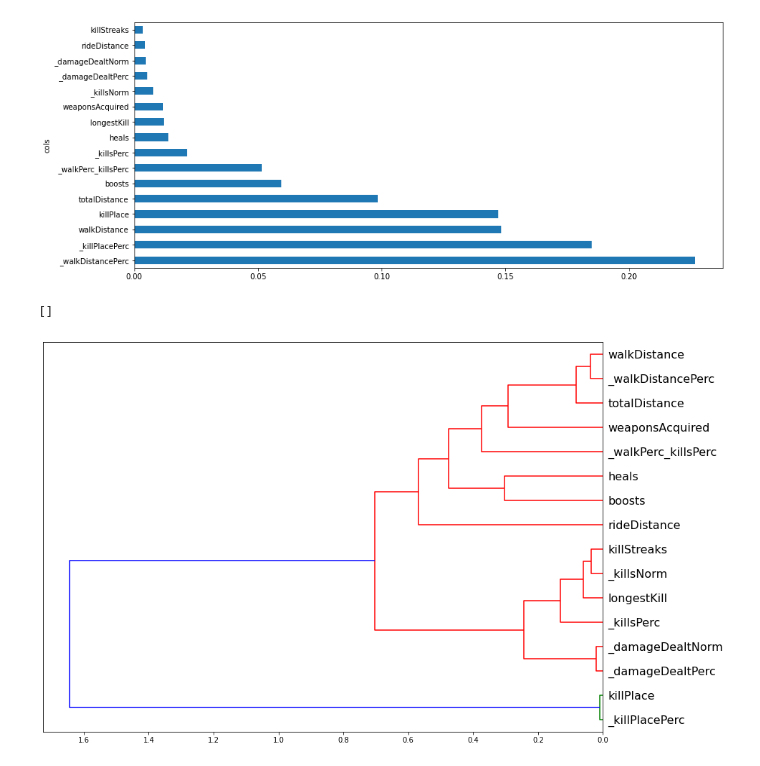
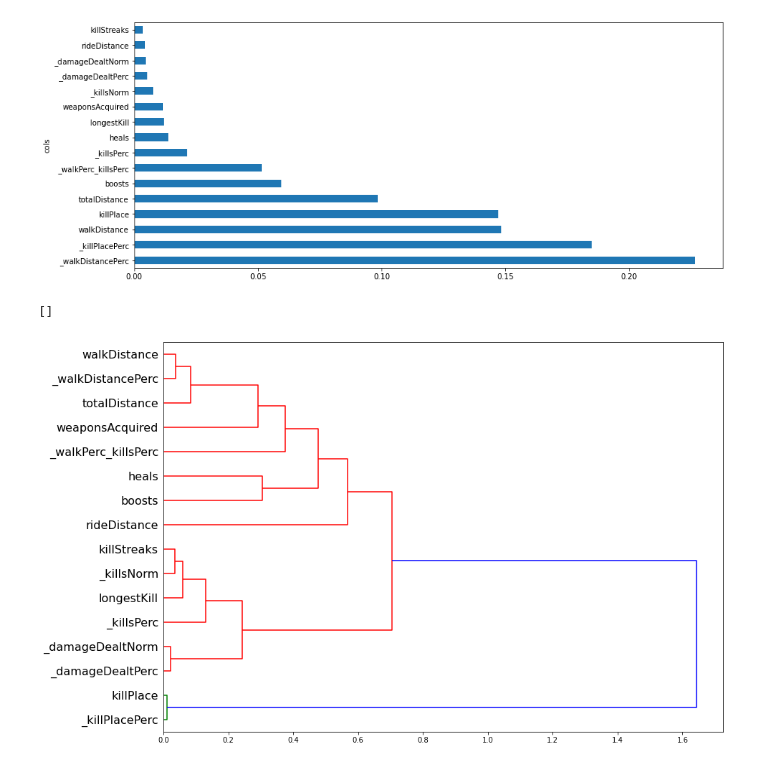
Before and after one commit to ANKITSHARMA98/PUBG-Data-Analysis, a Jupyter notebook: PUBG.ipynb, the cells around one changed output. Drawn from its saved outputs; the diff is of its cells as text; code cells hidden in the pictures.

```diff
--- a/PUBG.ipynb
+++ b/PUBG.ipynb
@@ -1066,13 +1066,13 @@ plot2
 # %%
 import scipy
 from scipy.cluster import hierarchy as hc
 # Create a Dendrogram to view highly correlated features
 corr = np.round(scipy.stats.spearmanr(df_keep).correlation, 4)
 corr_condensed = hc.distance.squareform(1-corr)
 z = hc.linkage(corr_condensed, method='average')
 fig = plt.figure(figsize=(14,10))
-dendrogram = hc.dendrogram(z, labels=df_keep.columns, orientation='left', leaf_font_size=16)
+dendrogram = hc.dendrogram(z, labels=df_keep.columns, orientation='right', leaf_font_size=16)
 plt.plot()
 # %% [output]
 []
-[figure, old version]
+[figure, new version]
```
Also changed, not shown: parts of 7 cells of this notebook.
